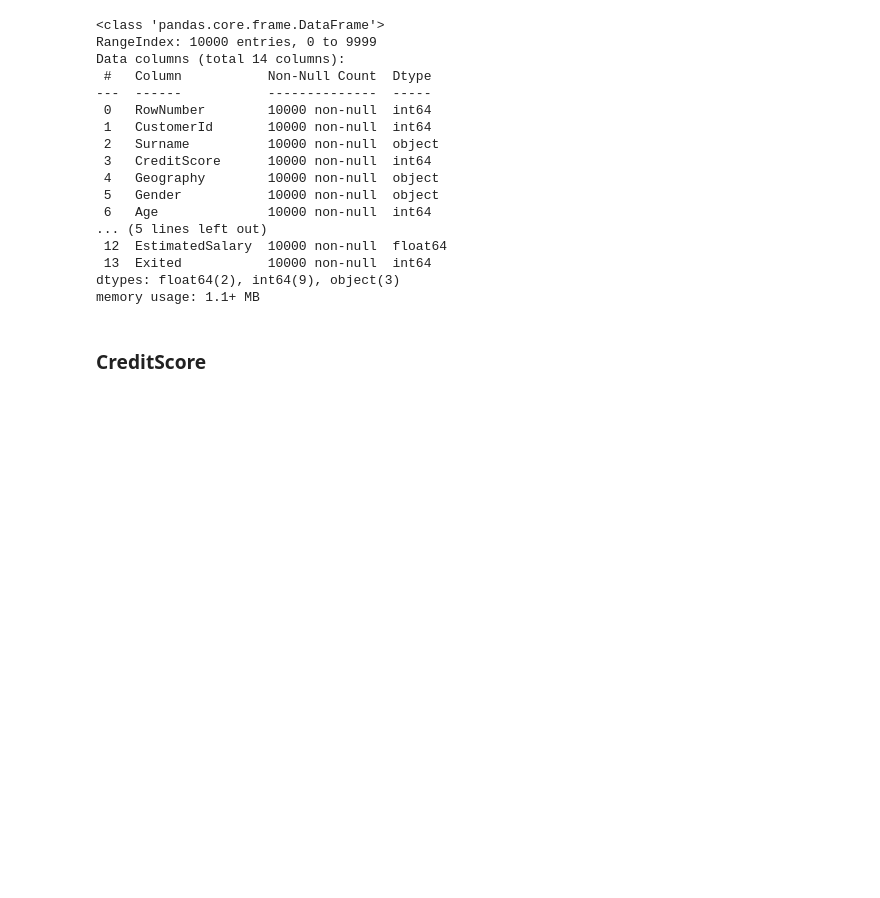
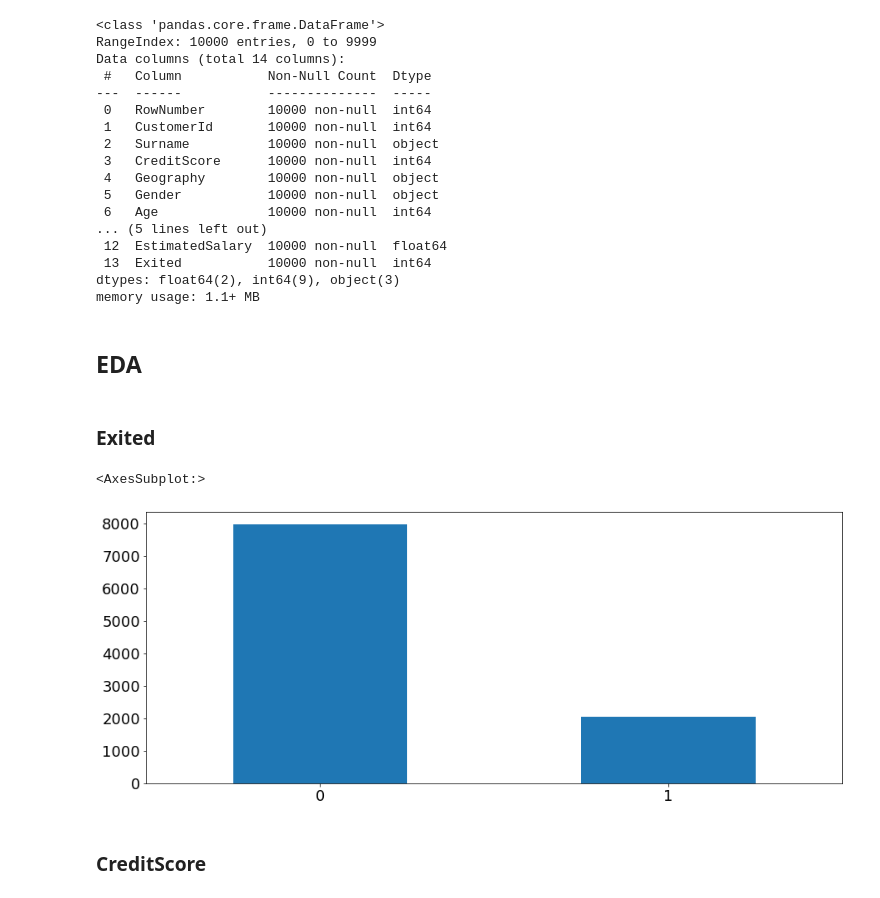
Before and after one commit to Yoyoyamato/churn_modeling, a Jupyter notebook: EDA.ipynb, the cells around one changed output. Drawn from its saved outputs; the diff is of its cells as text; code cells hidden in the pictures; blank space fills up the shorter version.

```diff
--- a/EDA.ipynb
+++ b/EDA.ipynb
@@ -40,6 +40,15 @@ dtypes: float64(2), int64(9), object(3)
 memory usage: 1.1+ MB
 # %%
 ### EDA report on CreditScore, Geography, Gender, Age, Tenure, Balance, NumOfProducts, HasCrCard, IsActiveMember, EstimatedSalary, Exited
+# %% [markdown]
+## EDA
+# %% [markdown]
+### Exited
+# %%
+df['Exited'].value_counts().head(2).plot(kind='bar', rot=0)
+# %% [output]
+<AxesSubplot:>
+[figure, added]
 # %% [markdown]
 ### CreditScore
 # %%
```
Also changed, not shown: parts of 28 cells of this notebook.
